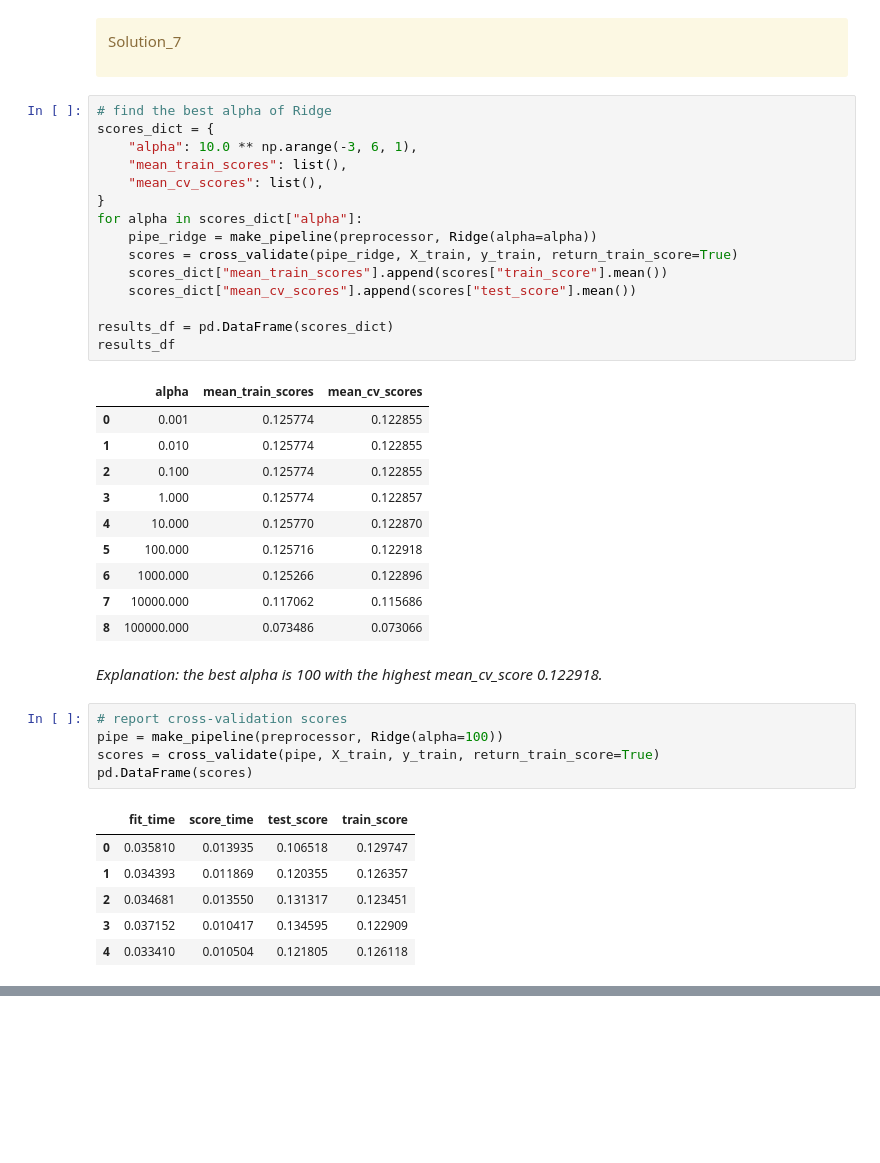
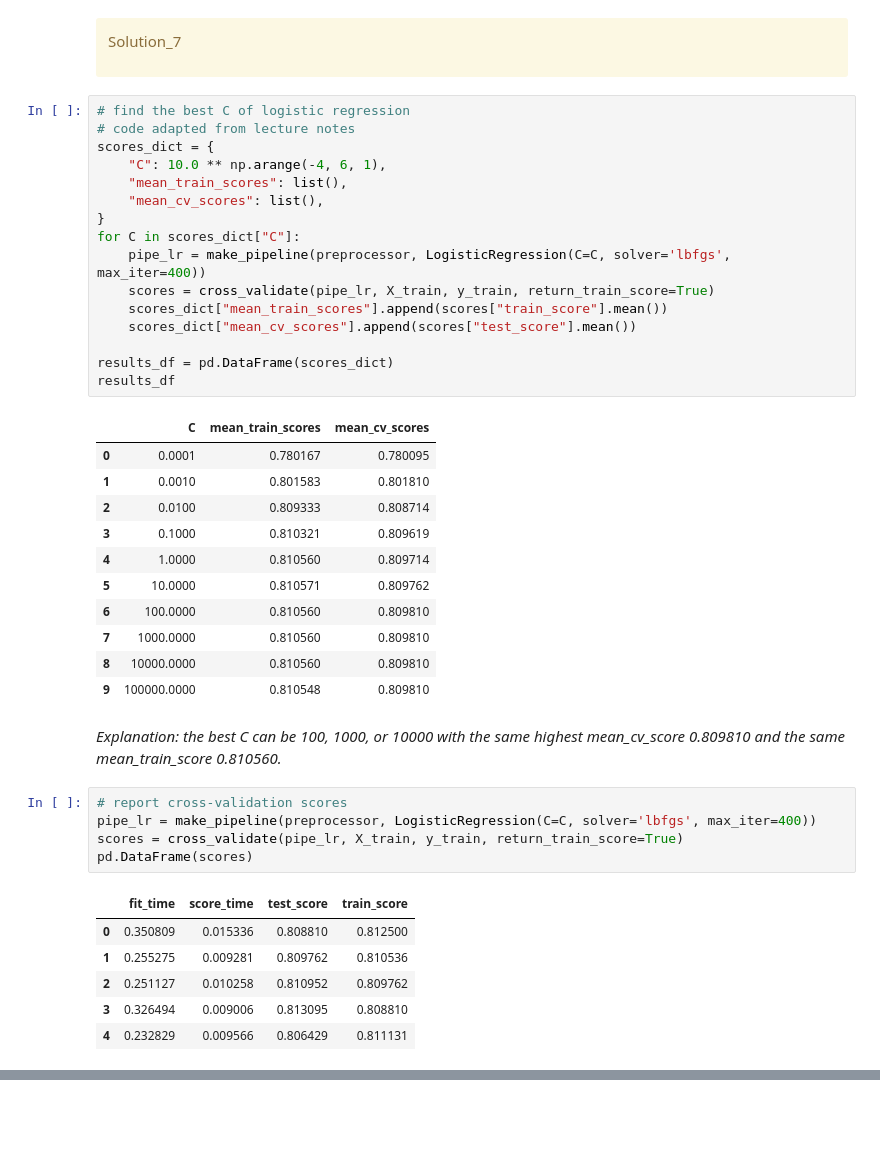
Before and after one commit to florencesitu/cpsc330, a Jupyter notebook: hw/hw5/hw5.ipynb, the cells around one changed output, grey strips where cells are left out. Drawn from its saved outputs; the diff is of its cells as text; blank space fills up the shorter version.

```diff
--- a/hw/hw5/hw5.ipynb
+++ b/hw/hw5/hw5.ipynb
@@ -402,45 +405,47 @@ Solution_7
 
 </div>
 # %%
-# find the best alpha of Ridge
+# find the best C of logistic regression
+# code adapted from lecture notes
 scores_dict = {
-    "alpha": 10.0 ** np.arange(-3, 6, 1),
+    "C": 10.0 ** np.arange(-4, 6, 1),
     "mean_train_scores": list(),
     "mean_cv_scores": list(),
 }
-for alpha in scores_dict["alpha"]:
-    pipe_ridge = make_pipeline(preprocessor, Ridge(alpha=alpha))
-    scores = cross_validate(pipe_ridge, X_train, y_train, return_train_score=True)
+for C in scores_dict["C"]:
+    pipe_lr = make_pipeline(preprocessor, LogisticRegression(C=C, solver='lbfgs', max_iter=400))
+    scores = cross_validate(pipe_lr, X_train, y_train, return_train_score=True)
     scores_dict["mean_train_scores"].append(scores["train_score"].mean())
     scores_dict["mean_cv_scores"].append(scores["test_score"].mean())
 
 results_df = pd.DataFrame(scores_dict)
 results_df
 # %% [output]
-|  | alpha | mean_train_scores | mean_cv_scores |
-| 0 | 0.001 | 0.125774 | 0.122855 |
-| 1 | 0.010 | 0.125774 | 0.122855 |
-| 2 | 0.100 | 0.125774 | 0.122855 |
-| 3 | 1.000 | 0.125774 | 0.122857 |
-| 4 | 10.000 | 0.125770 | 0.122870 |
-| 5 | 100.000 | 0.125716 | 0.122918 |
-| 6 | 1000.000 | 0.125266 | 0.122896 |
-| 7 | 10000.000 | 0.117062 | 0.115686 |
-| 8 | 100000.000 | 0.073486 | 0.073066 |
+|  | C | mean_train_scores | mean_cv_scores |
+| 0 | 0.0001 | 0.780167 | 0.780095 |
+| 1 | 0.0010 | 0.801583 | 0.801810 |
+| 2 | 0.0100 | 0.809333 | 0.808714 |
+| 3 | 0.1000 | 0.810321 | 0.809619 |
+| 4 | 1.0000 | 0.810560 | 0.809714 |
+| 5 | 10.0000 | 0.810571 | 0.809762 |
+| 6 | 100.0000 | 0.810560 | 0.809810 |
+| 7 | 1000.0000 | 0.810560 | 0.809810 |
+| 8 | 10000.0000 | 0.810560 | 0.809810 |
+| 9 | 100000.0000 | 0.810548 | 0.809810 |
 # %% [markdown]
-_Explanation: the best alpha is 100 with the highest mean_cv_score 0.122918._
+_Explanation: the best C can be 100, 1000, or 10000 with the same highest mean_cv_score 0.809810 and the same mean_train_score 0.810560._
 # %%
 # report cross-validation scores
-pipe = make_pipeline(preprocessor, Ridge(alpha=100))
-scores = cross_validate(pipe, X_train, y_train, return_train_score=True)
+pipe_lr = make_pipeline(preprocessor, LogisticRegression(C=C, solver='lbfgs', max_iter=400))
+scores = cross_validate(pipe_lr, X_train, y_train, return_train_score=True)
 pd.DataFrame(scores)
 # %% [output]
 |  | fit_time | score_time | test_score | train_score |
-| 0 | 0.035810 | 0.013935 | 0.106518 | 0.129747 |
-| 1 | 0.034393 | 0.011869 | 0.120355 | 0.126357 |
-| 2 | 0.034681 | 0.013550 | 0.131317 | 0.123451 |
-| 3 | 0.037152 | 0.010417 | 0.134595 | 0.122909 |
-| 4 | 0.033410 | 0.010504 | 0.121805 | 0.126118 |
+| 0 | 0.350809 | 0.015336 | 0.808810 | 0.812500 |
+| 1 | 0.255275 | 0.009281 | 0.809762 | 0.810536 |
+| 2 | 0.251127 | 0.010258 | 0.810952 | 0.809762 |
+| 3 | 0.326494 | 0.009006 | 0.813095 | 0.808810 |
+| 4 | 0.232829 | 0.009566 | 0.806429 | 0.811131 |
 # %%
 std_scores = pd.DataFrame(scores).std()
 std_scores
```
Also changed, not shown: parts of 24 cells of this notebook, 5 other files.
